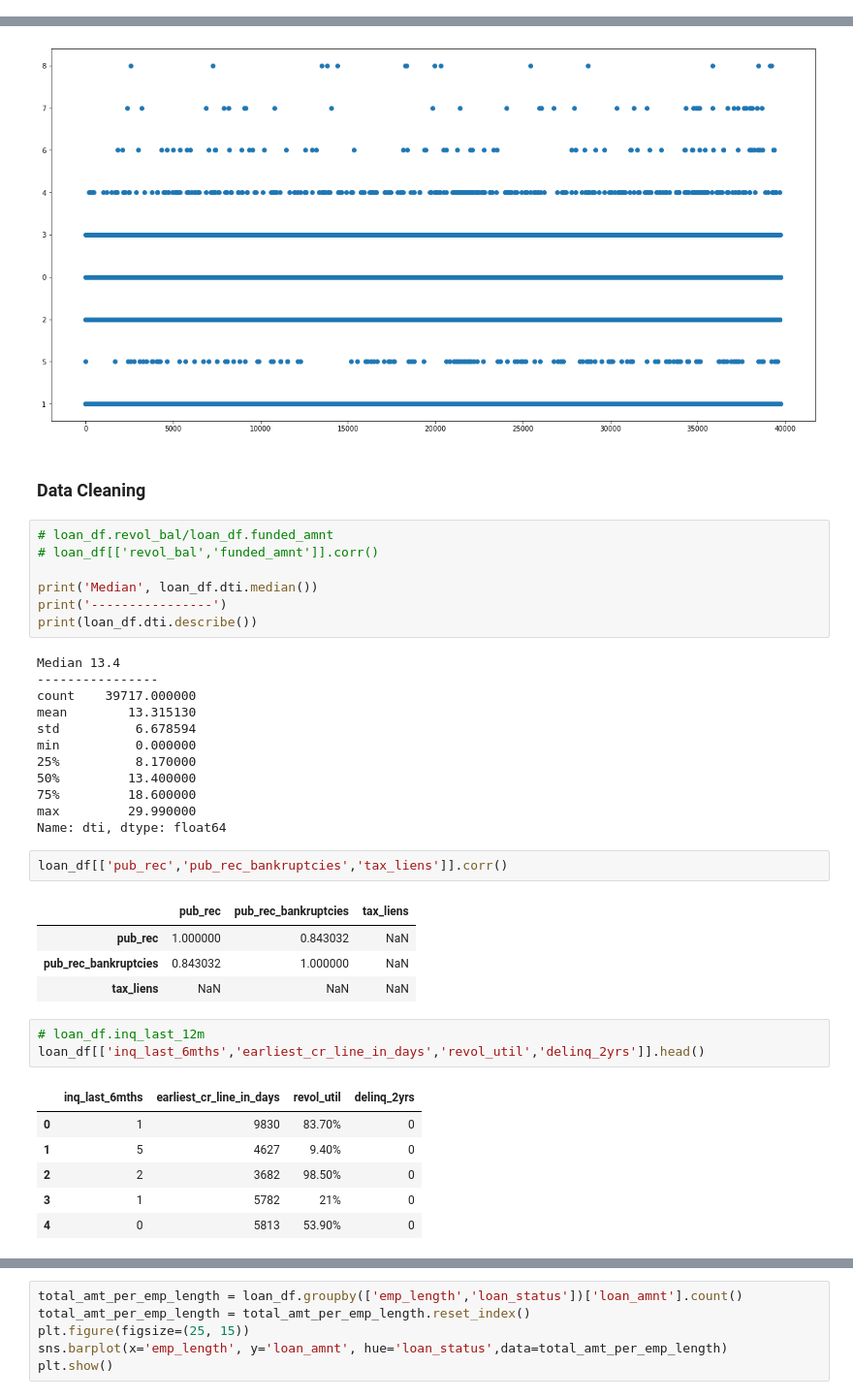
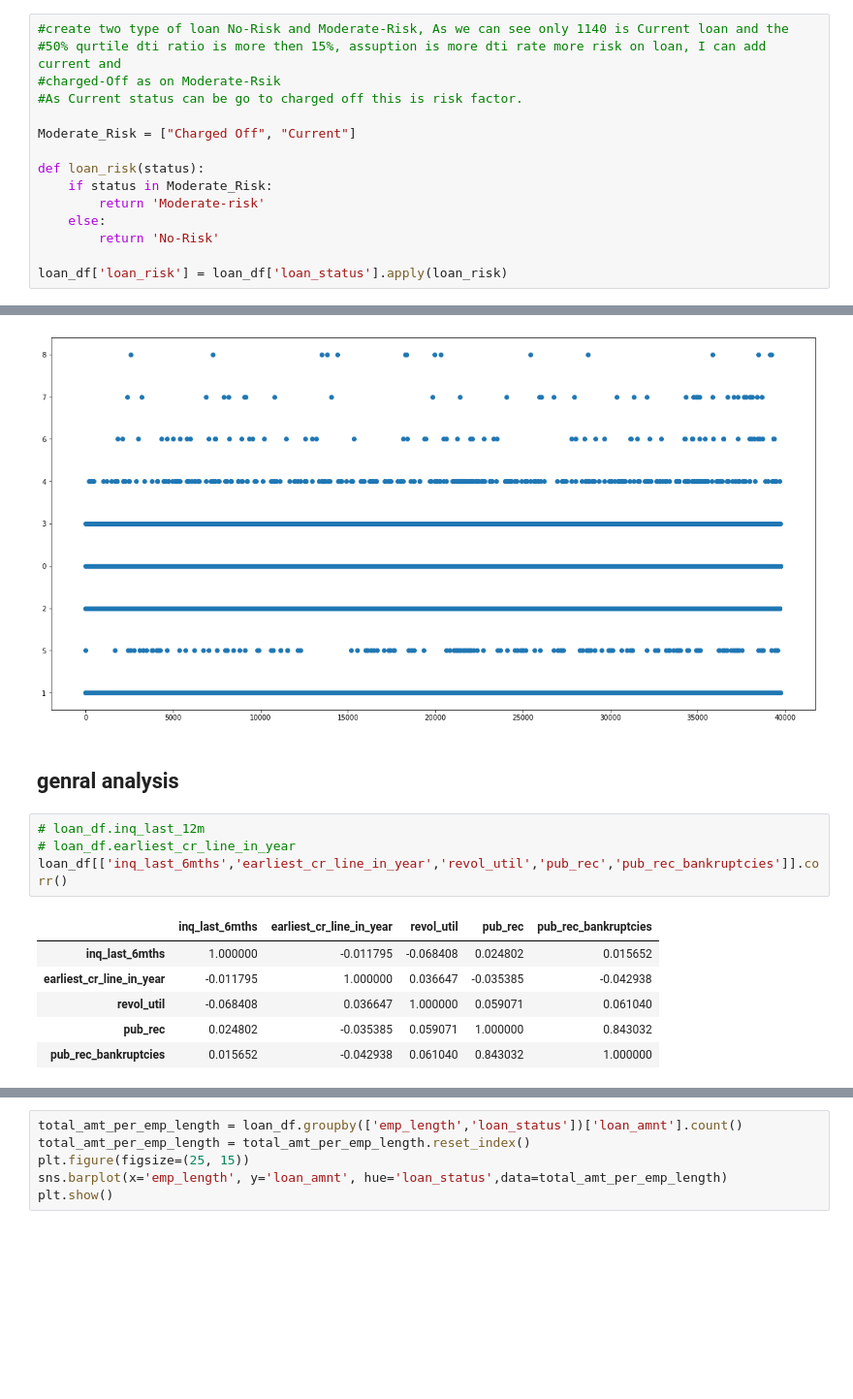
Before and after one commit to brijesh1100/P2-Gramener-Case-Study, a Jupyter notebook: Brijesh_Gramnner_Case_study.ipynb, the cells around one changed output, grey strips where cells are left out. Shown at 97% size. Drawn from its saved outputs; the diff is of its cells as text; blank space fills up the shorter version.

Commit message:
Added segment analysis

```diff
--- a/Brijesh_Gramnner_Case_study.ipynb
+++ b/Brijesh_Gramnner_Case_study.ipynb
@@ -407,0 +414,15 @@ Fully Paid   32950.0  13.148421  6.680041  0.0  7.980  13.20  18.390  29.99
+# %%
+#create two type of loan No-Risk and Moderate-Risk, As we can see only 1140 is Current loan and the
+#50% qurtile dti ratio is more then 15%, assuption is more dti rate more risk on loan, I can add current and
+#charged-Off as on Moderate-Rsik
+#As Current status can be go to charged off this is risk factor.
+
+Moderate_Risk = ["Charged Off", "Current"]
+
+def loan_risk(status):
+    if status in Moderate_Risk:
+        return 'Moderate-risk'
+    else:
+        return 'No-Risk'
+
+loan_df['loan_risk'] = loan_df['loan_status'].apply(loan_risk)
@@ -510,41 +599,16 @@ plt.scatter(x=loan_df.index, y='inq_last_6mths',data=loan_df)
 plt.show()
 # %% [output]
 [figure]
-# %% [markdown]
-### Data Cleaning
-# %%
-# loan_df.revol_bal/loan_df.funded_amnt
-# loan_df[['revol_bal','funded_amnt']].corr()
-
-print('Median', loan_df.dti.median())
-print('----------------')
-print(loan_df.dti.describe())
-# %% [output]
-Median 13.4
-----------------
-count    39717.000000
-mean        13.315130
-std          6.678594
-min          0.000000
-25%          8.170000
-50%         13.400000
-75%         18.600000
-max         29.990000
-Name: dti, dtype: float64
-# %%
-loan_df[['pub_rec','pub_rec_bankruptcies','tax_liens']].corr()
-# %% [output]
-|  | pub_rec | pub_rec_bankruptcies | tax_liens |
-| pub_rec | 1.000000 | 0.843032 | NaN |
-| pub_rec_bankruptcies | 0.843032 | 1.000000 | NaN |
-| tax_liens | NaN | NaN | NaN |
+# %% [markdown]
+## genral analysis
 # %%
 # loan_df.inq_last_12m
-loan_df[['inq_last_6mths','earliest_cr_line_in_days','revol_util','delinq_2yrs']].head()
+# loan_df.earliest_cr_line_in_year
+loan_df[['inq_last_6mths','earliest_cr_line_in_year','revol_util','pub_rec','pub_rec_bankruptcies']].corr()
 # %% [output]
-|  | inq_last_6mths | earliest_cr_line_in_days | revol_util | delinq_2yrs |
-| 0 | 1 | 9830 | 83.70% | 0 |
-| 1 | 5 | 4627 | 9.40% | 0 |
-| 2 | 2 | 3682 | 98.50% | 0 |
-| 3 | 1 | 5782 | 21% | 0 |
-| 4 | 0 | 5813 | 53.90% | 0 |
+|  | inq_last_6mths | earliest_cr_line_in_year | revol_util | pub_rec | pub_rec_bankruptcies |
+| inq_last_6mths | 1.000000 | -0.011795 | -0.068408 | 0.024802 | 0.015652 |
+| earliest_cr_line_in_year | -0.011795 | 1.000000 | 0.036647 | -0.035385 | -0.042938 |
+| revol_util | -0.068408 | 0.036647 | 1.000000 | 0.059071 | 0.061040 |
+| pub_rec | 0.024802 | -0.035385 | 0.059071 | 1.000000 | 0.843032 |
+| pub_rec_bankruptcies | 0.015652 | -0.042938 | 0.061040 | 0.843032 | 1.000000 |
```
Also changed, not shown: parts of 7 cells of this notebook.
